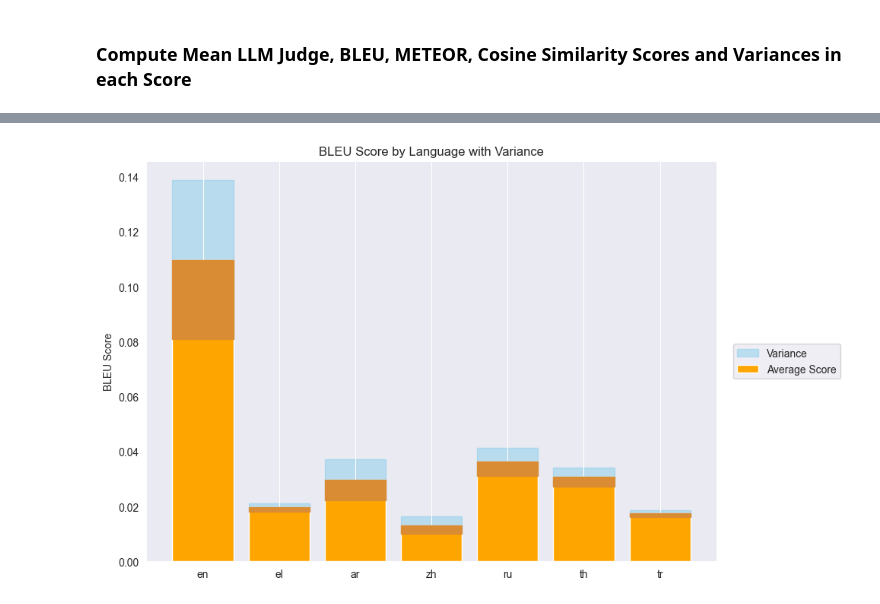
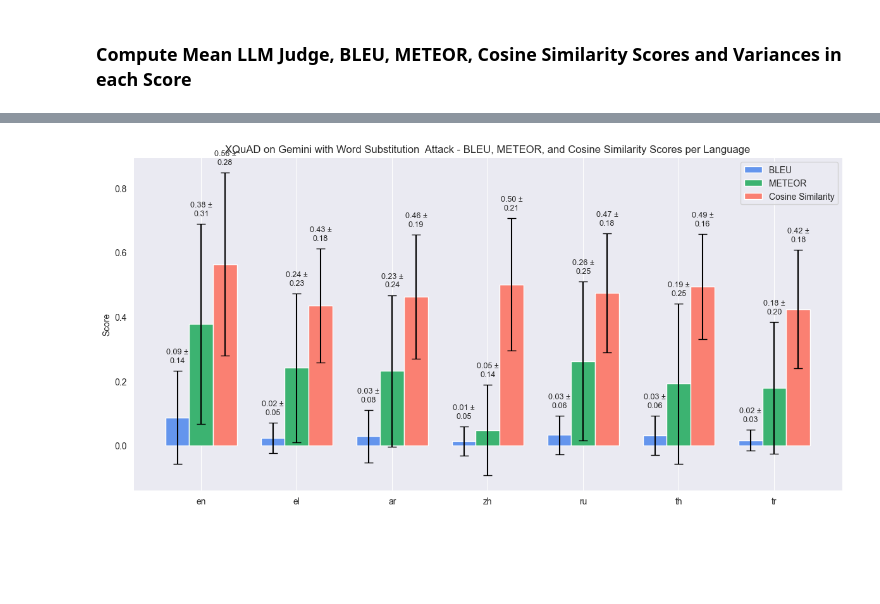
Before and after one commit to RobustML-Lab/Legal-Multilingual-Evaluation-of-LLMs, a Jupyter notebook: Pipeline/output/graphs/make_graphs.ipynb, the cells around one changed output, grey strips where cells are left out. Saved outputs shown, nothing was run; the diff lists cells and outputs as text; code cells hidden in the pictures; blank space fills up the shorter version.

```diff
--- a/Pipeline/output/graphs/make_graphs.ipynb
+++ b/Pipeline/output/graphs/make_graphs.ipynb
@@ -449,61 +466,85 @@ Saved results to ../xquad/analysis\metrics_summary_20250423_151200.csv
 # %%
 import glob
 import os
-
 import pandas as pd
 import numpy as np
 import matplotlib.pyplot as plt
-from matplotlib.patches import Rectangle
-from matplotlib.colors import to_rgba
+from datetime import datetime
 
-def plot_metric(df, mean_col, var_col, title, ylabel):
+# Setup output directory
+timestamp = datetime.now().strftime("%Y%m%d_%H%M%S")
+output_dir = os.path.join("xquad", timestamp)
+os.makedirs(output_dir, exist_ok=True)
+
+def plot_llm_judge_scores(df, save_path=None):
     languages = df["Language"]
-    means = df[mean_col]
-    variances = df[var_col]
+    means = df["LLM_Judge_Mean"]
+    stds = np.sqrt(df["LLM_Judge_Var"])
     x = np.arange(len(languages))
 
-    mean_color = to_rgba('orange')
-    variance_color = to_rgba('skyblue', alpha=0.5)
-    blended_color = to_rgba((0.85, 0.55, 0.2, 1.0))
+    plt.figure(figsize=(10, 6))
+    bars = plt.bar(x, means, yerr=stds, capsize=6, color='orange', label='LLM Judge Score')
+    plt.xticks(x, languages)
+    plt.ylabel("LLM Judge Score")
+    plt.title("XQuAD on Gemini with Word Substitution  Attack - Mean LLM Judge Score per Language")
 
-    plt.figure(figsize=(10, 6))
-    bars = plt.bar(x, means, color=mean_color, label='Average Score')
+    # Add text: mean ± std
+    for i, (mean, std) in enumerate(zip(means, stds)):
+        label = f"{mean:.2f} ± {std:.2f}"
+        plt.text(x[i], mean + std + 0.02, label, ha='center', va='bottom', fontsize=9)
 
-    for i, (mean, var) in enumerate(zip(means, variances)):
-        plt.gca().add_patch(
-            Rectangle((i - 0.4, mean - var), 0.8, 2 * var,
-                      color=variance_color, zorder=0,
-                      label='Variance' if i == 0 else "")
-        )
-        plt.gca().add_patch(
-            Rectangle((i - 0.4, mean - var), 0.8, min(2 * var, var),
-                      color=blended_color, zorder=1)
-        )
-
-    plt.xticks(x, languages)
-    plt.ylabel(ylabel)
-    plt.title(title)
     plt.grid(axis='y')
-    plt.legend(loc='center left', bbox_to_anchor=(1.02, 0.5))
     plt.tight_layout()
+    if save_path:
+        plt.savefig(save_path, format='pdf')
     plt.show()
 
 
-# Automatically select the latest CSV file
+
+def plot_grouped_metrics(df, metrics, save_path=None):
+    languages = df["Language"]
+    x = np.arange(len(languages))
+    width = 0.25
+
+    plt.figure(figsize=(12, 6))
+    for i, (mean_col, var_col, label, color) in enumerate(metrics):
+        means = df[mean_col]
+        stds = np.sqrt(df[var_col])
+        offset = (i - 1) * width
+        bars = plt.bar(x + offset, means, width, yerr=stds, capsize=5, label=label, color=color)
+
+        # Add mean ± std labels
+        for j, (mean, std) in enumerate(zip(means, stds)):
+            label_text = f"{mean:.2f} ±\n{std:.2f}"
+            plt.text(x[j] + offset, mean + std + 0.02, label_text, ha='center', va='bottom', fontsize=9)
+
+    plt.xticks(x, languages)
+    plt.ylabel("Score")
+    plt.title("XQuAD on Gemini with Word Substitution  Attack - BLEU, METEOR, and Cosine Similarity Scores per Language")
+    plt.legend()
+    plt.grid(axis='y')
+    plt.tight_layout()
+    if save_path:
+        plt.savefig(save_path, format='pdf')
+    plt.show()
+
+
+
+# Load the latest metrics CSV
 csv_files = glob.glob("../xquad/analysis/metrics_summary_*.csv")
 latest_csv = max(csv_files, key=os.path.getctime)
-
 df = pd.read_csv(latest_csv)
 
-plot_metric(df, "LLM_Judge_Mean", "LLM_Judge_Var",
-            "LLM Judge Scores with Variance", "LLM Judge Score")
+# Save and plot LLM Judge
+plot_llm_judge_scores(df, save_path=os.path.join(output_dir, "llm_judge_scores.pdf"))
 
-plot_metric(df, "BLEU_Mean", "BLEU_Var",
-            "BLEU Score by Language with Variance", "BLEU Score")
+# Save and plot grouped metrics
+metric_list = [
+    ("BLEU_Mean", "BLEU_Var", "BLEU", 'cornflowerblue'),
+    ("METEOR_Mean", "METEOR_Var", "METEOR", 'mediumseagreen'),
+    ("Cosine_Mean", "Cosine_Var", "Cosine Similarity", 'salmon')
+]
+plot_grouped_metrics(df, metric_list, save_path=os.path.join(output_dir, "metric_scores_grouped.pdf"))
 
-plot_metric(df, "METEOR_Mean", "METEOR_Var",
-            "METEOR Score by Language with Variance", "METEOR Score")
-
-plot_metric(df, "Cosine_Mean", "Cosine_Var",
-            "Cosine Similarity by Language with Variance", "Cosine Similarity")
+print(f"Saved plots to {output_dir}")
 # %% [output]
@@ -511 +552 @@ plot_metric(df, "Cosine_Mean", "Cosine_Var",
-[figure, old version]
+[figure, new version]
```
Also changed, not shown: parts of 13 cells of this notebook, 51 other files.
